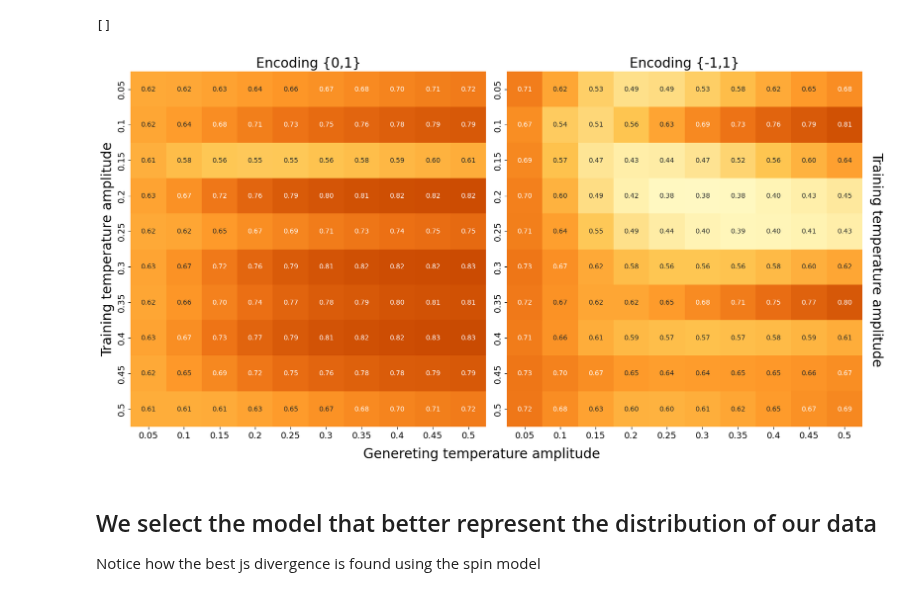
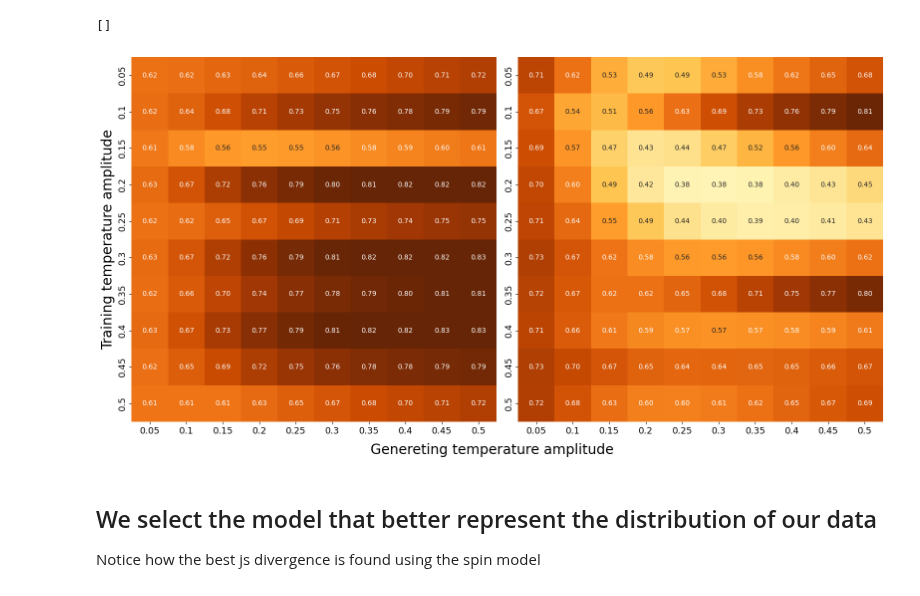
Before and after one commit to threeblueonebrowneyes/lcpb-homework, a Jupyter notebook: HW_02/per_me/AnalysisRBM.ipynb, the cells around one changed output. Saved outputs shown, nothing was run; the diff lists cells and outputs as text; code cells hidden in the pictures.

```diff
--- a/HW_02/per_me/AnalysisRBM.ipynb
+++ b/HW_02/per_me/AnalysisRBM.ipynb
@@ -24,45 +24,45 @@ h1=sns.heatmap(ax=ax[0],
                fmt=".2f",
                cbar=False,
                square=True,
-               center=0.65,
+               #center=0.65,
                vmin=0.3,
-               vmax=1,
+               vmax=0.81,
                cmap=sns.color_palette("YlOrBr", as_cmap=True))
 
 h2=sns.heatmap(ax=ax[1],
                data=df_spin,
                annot=True,
                fmt=".2f",
                cbar=False,
                square=True,
-               center=0.65,
+               #center=0.65,
                vmin=0.3,
-               vmax=1,
+               vmax=0.82,
                cmap=sns.color_palette("YlOrBr", as_cmap=True))
 
 
-fig.text(1, 0.5,'Training temperature amplitude', fontsize=20, va='center', rotation=-90)
+#fig.text(1, 0.5,'Training temperature amplitude', fontsize=20, va='center', rotation=-90)
 
-ax[0].set_title('Encoding {0,1}', fontsize=20)
+#ax[0].set_title('Encoding {0,1}', fontsize=20)
 ax[0].set_ylabel(r'Training temperature amplitude', fontsize=20)
 #ax[0].set_xlabel('Genereting temperature amplitude', fontsize=20)
 
 
-ax[1].set_title('Encoding {-1,1}', fontsize=20)
+#ax[1].set_title('Encoding {-1,1}', fontsize=20)
 #ax[1].set_ylabel('Training temperature amplitude', fontsize=20, va='center', rotation=-90)
 #ax[1].set_xlabel('Genereting temperature amplitude', fontsize=20)
 #ax[1].yaxis.set_label_position("right")
 #ax[1].yaxis.tick_right()
 ax[0].tick_params(axis='both', which='major', labelsize=13)
 ax[1].tick_params(axis='both', which='major', labelsize=13)
 
 fig.supxlabel('Genereting temperature amplitude', fontsize=20,y=0.24)
 fig.tight_layout()
 plt.savefig('JSheatmaps.pdf')
 plt.plot()
 # %% [output]
 []
-[figure, old version]
+[figure, new version]
 # %% [markdown]
 ## We select the model that better represent the distribution of our data
 Notice how the best js divergence is found using the spin model
```
Also changed, not shown: 14 other files.
